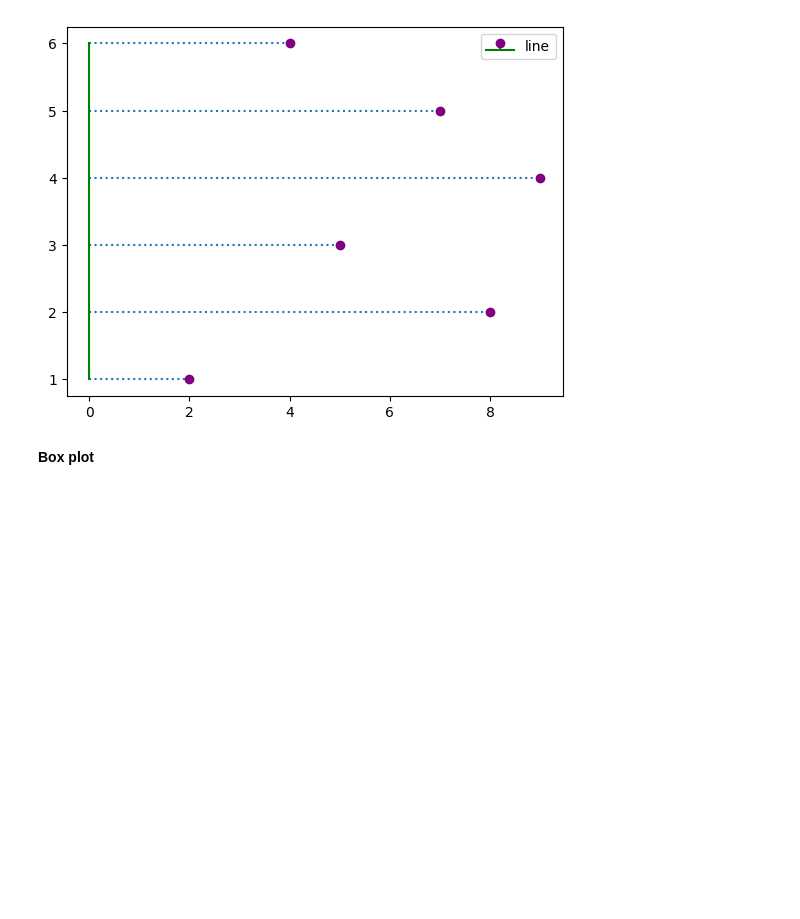
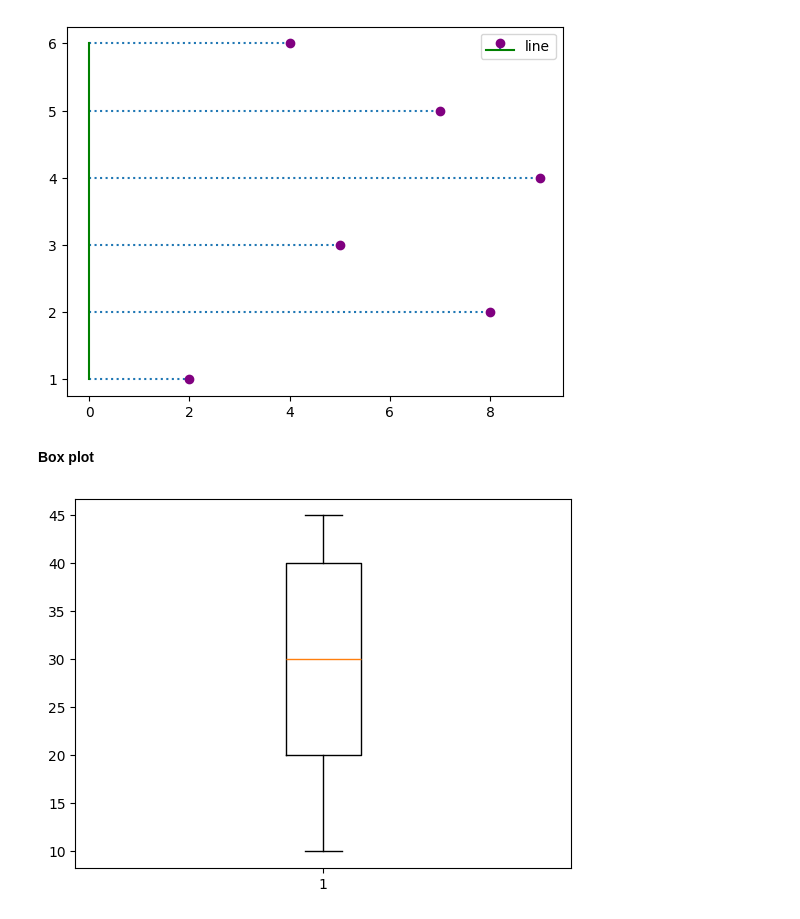
Before and after one commit to NishmthaM/matplotlib_python, a Jupyter notebook: Matplotlib.ipynb, the cells around one changed output. Saved outputs shown, nothing was run; the diff lists cells and outputs as text; code cells hidden in the pictures; blank space fills up the shorter version.

```diff
--- a/Matplotlib.ipynb
+++ b/Matplotlib.ipynb
@@ -408,4 +408,8 @@ plt.show()
 # %%
 import matplotlib.pyplot as plt
 
 x=[10,20,30,40,45]
+plt.boxplot(x)
+plt.show()
+# %% [output]
+[figure, added]
```
Also changed, not shown: parts of 4 cells of this notebook.
